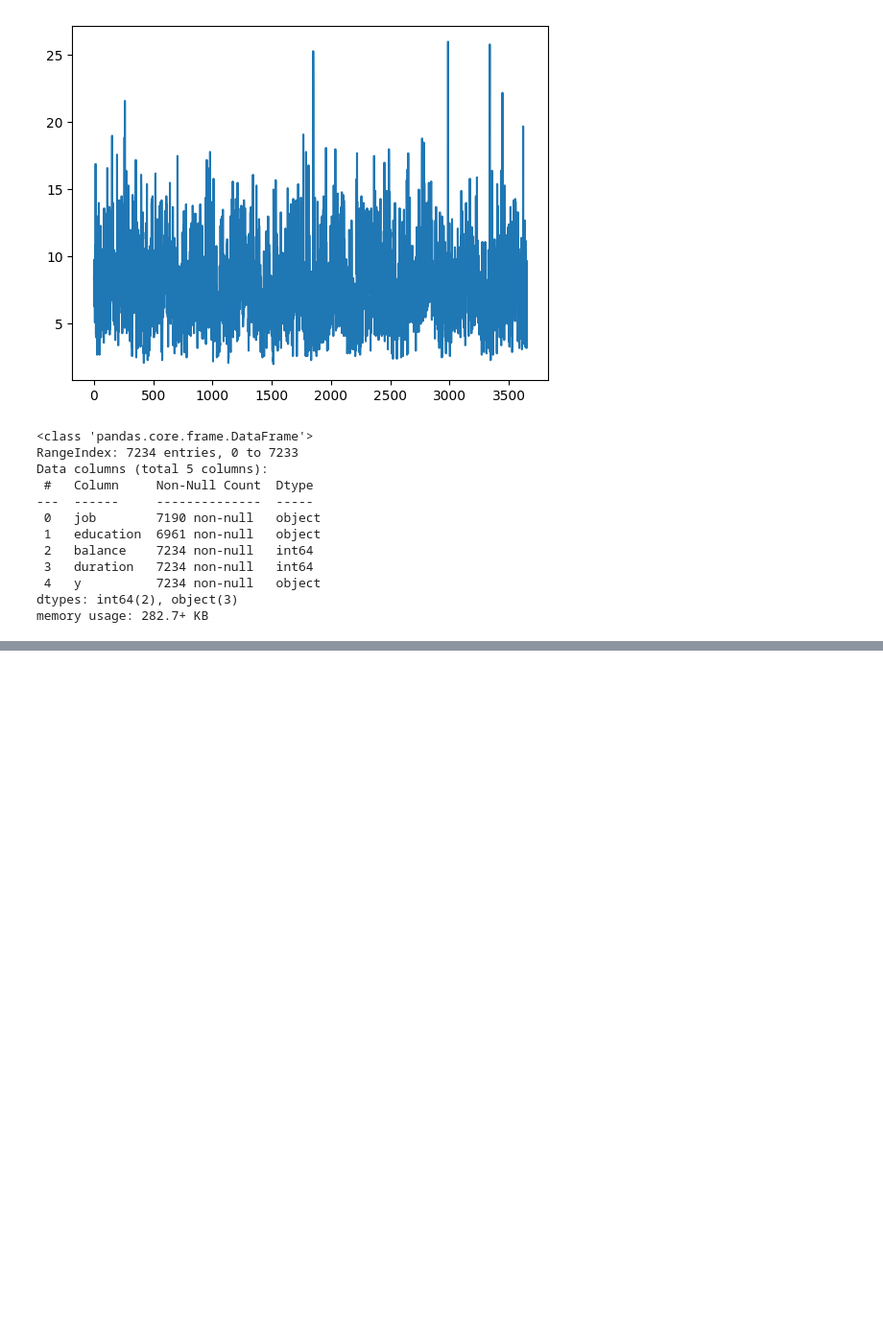
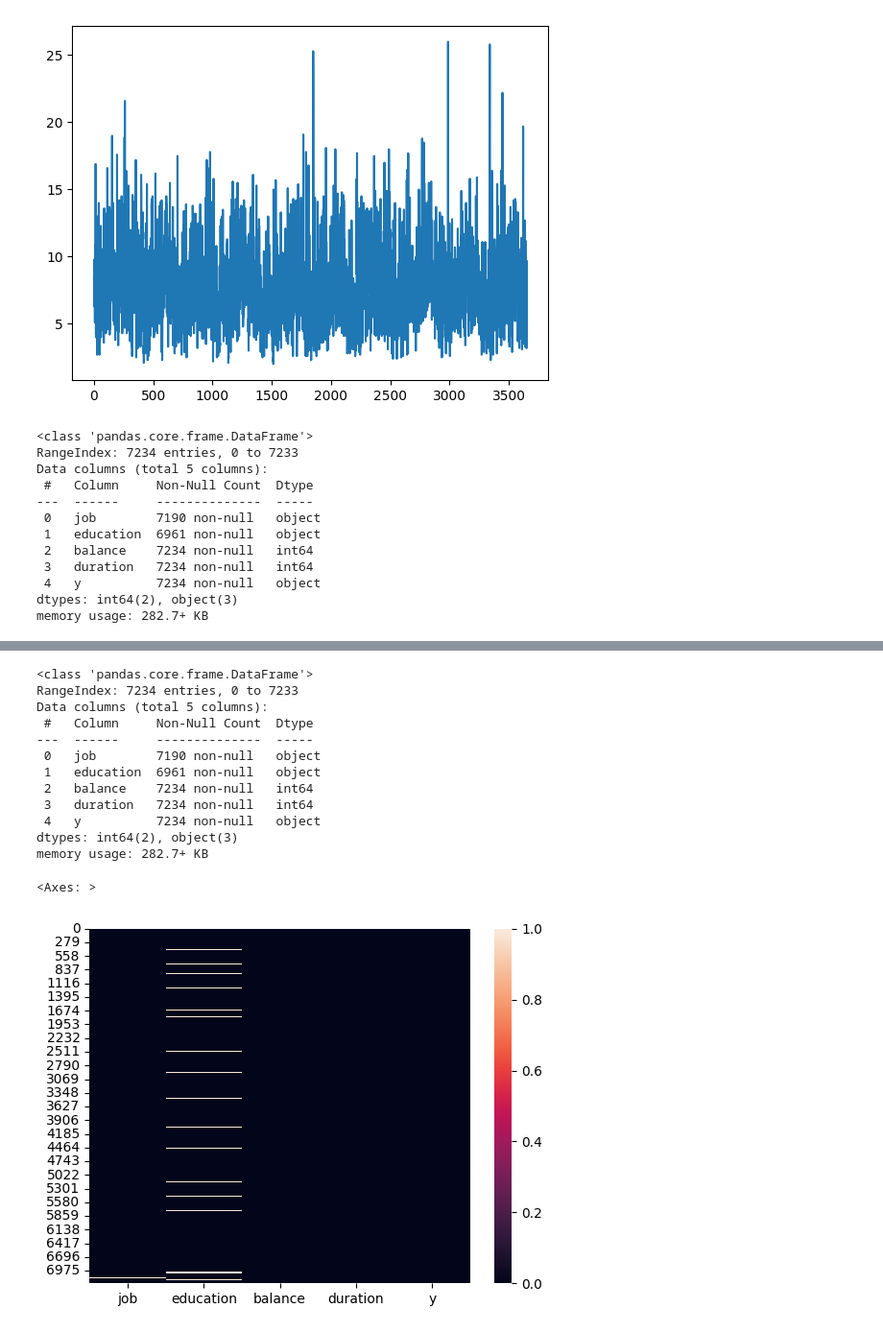
Before and after one commit to 231226DBAI/Sessac, a Jupyter notebook: 0.code/01-10/pandas_data.ipynb, the cells around one changed output, grey strips where cells are left out. Shown at 96% size. Cells and saved outputs as stored; diff of their text form; code cells hidden in the pictures; blank space fills up the shorter version.

```diff
--- a/0.code/01-10/pandas_data.ipynb
+++ b/0.code/01-10/pandas_data.ipynb
@@ -92 +98,25 @@ plt.plot(df['balance'])
 [figure]
+# %%
+import numpy as np
+import pandas as pd
+import matplotlib.pyplot as plt
+import seaborn as sns
+
+df.info()
+
+sns.heatmap(df.isnull(), cbar=True)
+# %% [output]
+<class 'pandas.core.frame.DataFrame'>
+RangeIndex: 7234 entries, 0 to 7233
+Data columns (total 5 columns):
+ #   Column     Non-Null Count  Dtype
+---  ------     --------------  -----
+ 0   job        7190 non-null   object
+ 1   education  6961 non-null   object
+ 2   balance    7234 non-null   int64
+ 3   duration   7234 non-null   int64
+ 4   y          7234 non-null   object
+dtypes: int64(2), object(3)
+memory usage: 282.7+ KB
+<Axes: >
+[figure, added]
```
Also changed, not shown: parts of 3 cells of this notebook, 3 other files.
